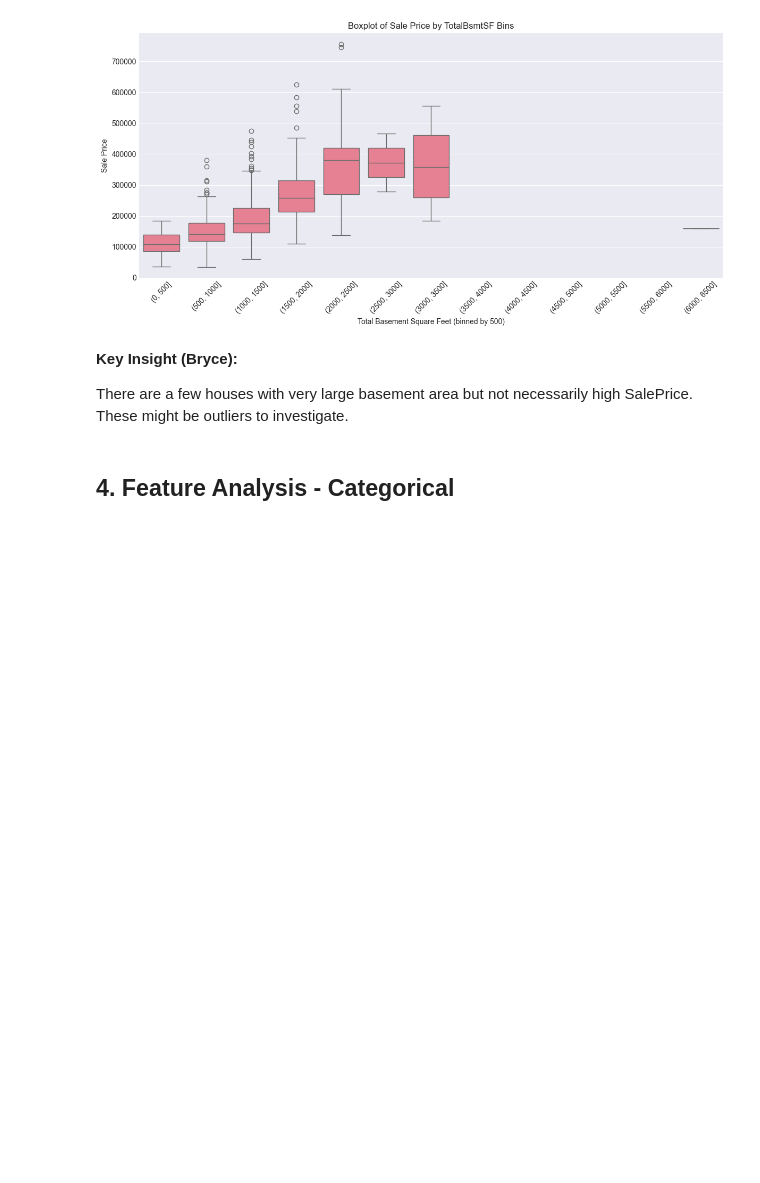
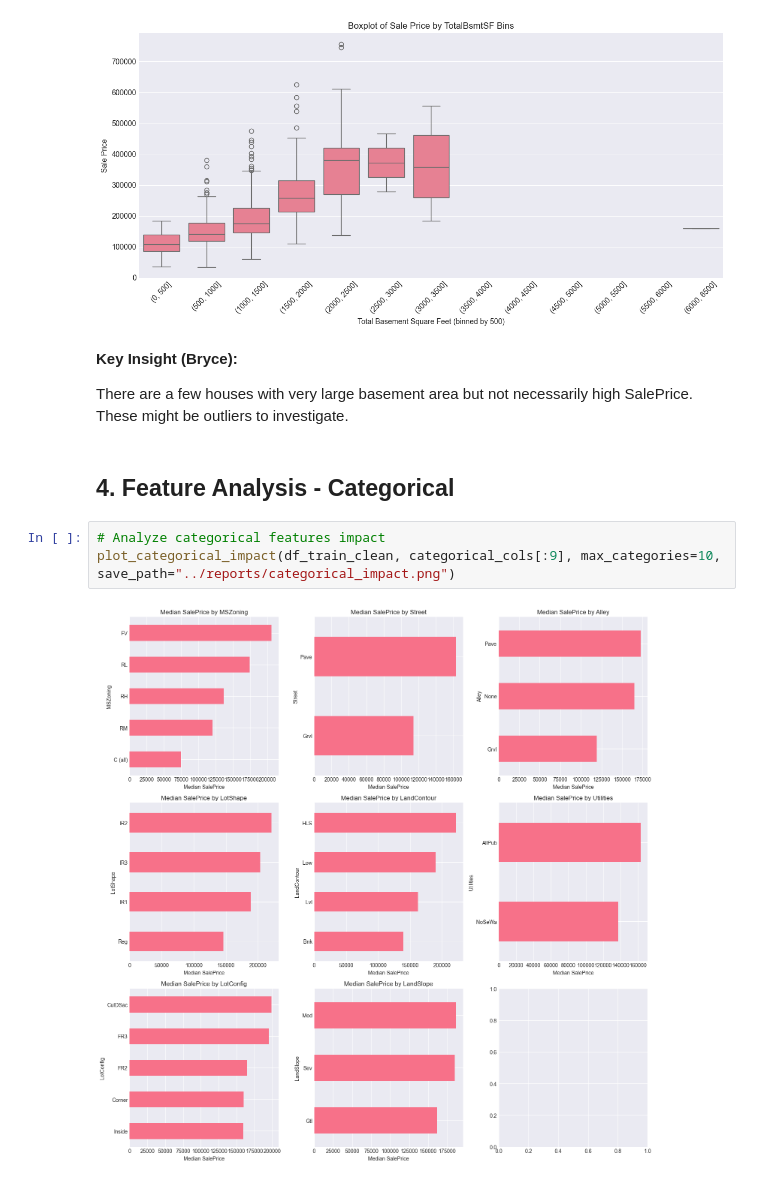
Before and after one commit to Blim3202/House-Prices-Kaggle, a Jupyter notebook: Notebooks/01_eda_analysis.ipynb, the cells around one changed output. Cells and saved outputs as stored; diff of their text form; blank space fills up the shorter version.

```diff
--- a/Notebooks/01_eda_analysis.ipynb
+++ b/Notebooks/01_eda_analysis.ipynb
@@ -295,3 +295,8 @@ plt.show()
 There are a few houses with very large basement area but not necessarily high SalePrice. These might be outliers to investigate.
 # %% [markdown]
 ## 4. Feature Analysis - Categorical
+# %%
+# Analyze categorical features impact
+plot_categorical_impact(df_train_clean, categorical_cols[:9], max_categories=10, save_path="../reports/categorical_impact.png")
+# %% [output]
+[figure, added]
```
Also changed, not shown: parts of 12 cells of this notebook, 4 other files.
